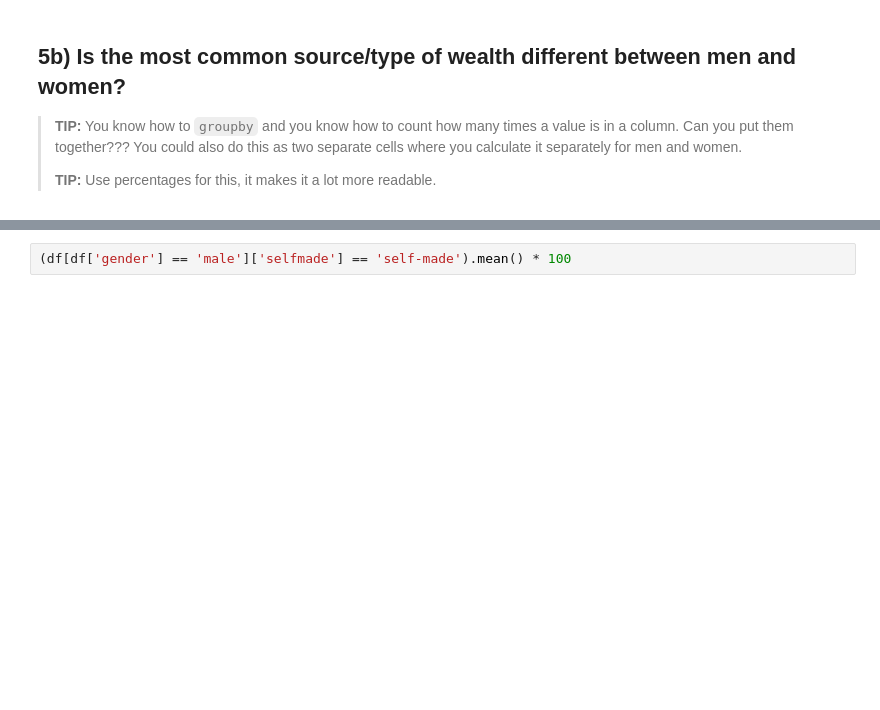
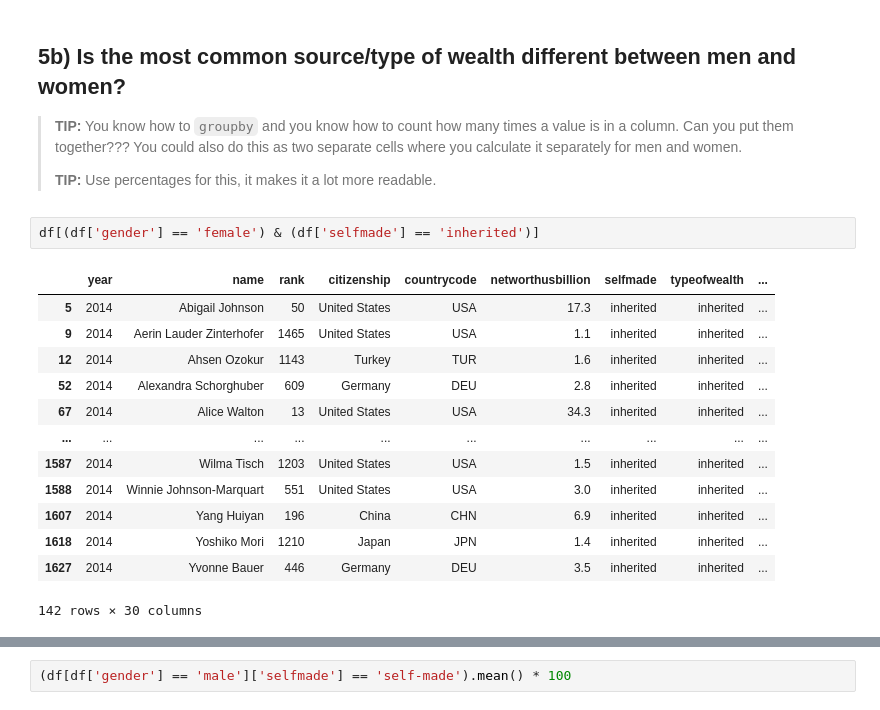
Before and after one commit to thomastaoli/Pandas_Homework, a Jupyter notebook: 02-Billionaires.ipynb, the cells around one changed output, grey strips where cells are left out. Cells and saved outputs as stored; diff of their text form; blank space fills up the shorter version.

```diff
--- a/02-Billionaires.ipynb
+++ b/02-Billionaires.ipynb
@@ -130,6 +130,22 @@ Name: count, dtype: int64
 > **TIP:** You know how to `groupby` and you know how to count how many times a value is in a column. Can you put them together??? You could also do this as two separate cells where you calculate it separately for men and women.
 >
 > **TIP:** Use percentages for this, it makes it a lot more readable.
+# %%
+df[(df['gender'] == 'female') & (df['selfmade'] == 'inherited')]
+# %% [output]
+|  | year | name | rank | citizenship | countrycode | networthusbillion | selfmade | typeofwealth | ... |
+| 5 | 2014 | Abigail Johnson | 50 | United States | USA | 17.3 | inherited | inherited | ... |
+| 9 | 2014 | Aerin Lauder Zinterhofer | 1465 | United States | USA | 1.1 | inherited | inherited | ... |
+| 12 | 2014 | Ahsen Ozokur | 1143 | Turkey | TUR | 1.6 | inherited | inherited | ... |
+| 52 | 2014 | Alexandra Schorghuber | 609 | Germany | DEU | 2.8 | inherited | inherited | ... |
+| 67 | 2014 | Alice Walton | 13 | United States | USA | 34.3 | inherited | inherited | ... |
+| ... | ... | ... | ... | ... | ... | ... | ... | ... | ... |
+| 1587 | 2014 | Wilma Tisch | 1203 | United States | USA | 1.5 | inherited | inherited | ... |
+| 1588 | 2014 | Winnie Johnson-Marquart | 551 | United States | USA | 3.0 | inherited | inherited | ... |
+| 1607 | 2014 | Yang Huiyan | 196 | China | CHN | 6.9 | inherited | inherited | ... |
+| 1618 | 2014 | Yoshiko Mori | 1210 | Japan | JPN | 1.4 | inherited | inherited | ... |
+| 1627 | 2014 | Yvonne Bauer | 446 | Germany | DEU | 3.5 | inherited | inherited | ... |
+142 rows × 30 columns
 # %%
 (df[df['gender'] == 'female']['selfmade'] == 'self-made').mean() * 100
 # %% [output]
```
Also changed, not shown: parts of 2 cells of this notebook.
